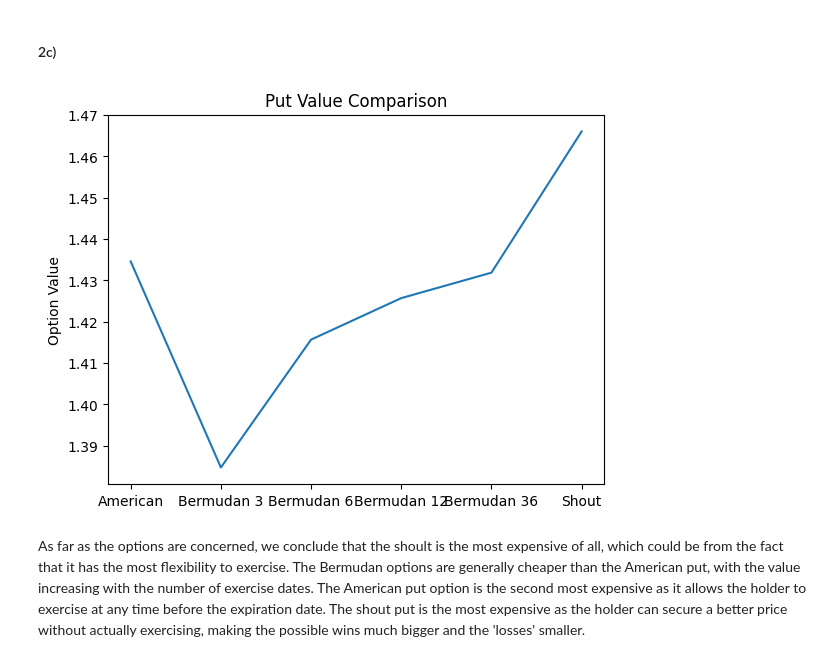
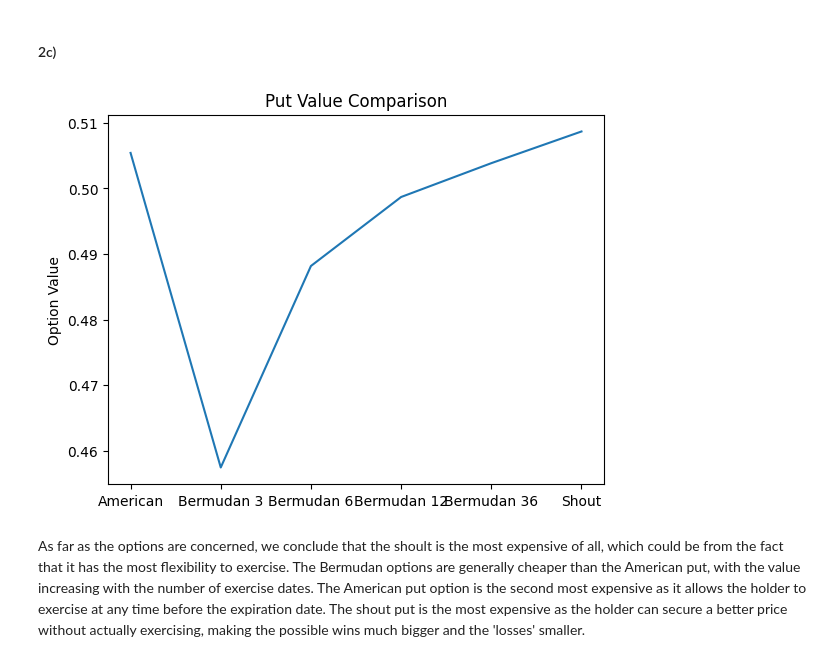
Before and after one commit to andreist3fan/ovmHW2, a Jupyter notebook: jupyter/homework.ipynb, the cells around one changed output. Saved outputs shown, nothing was run; the diff lists cells and outputs as text; code cells hidden in the pictures.

```diff
--- a/jupyter/homework.ipynb
+++ b/jupyter/homework.ipynb
@@ -419,17 +419,22 @@ plt.show()
 [figure]
 # %%
 # Fig 18.4
-S0=9
-T = 1
-r = 0.06
+S0=1
+T = 3
+r = 0.05
 sigma = 0.3
-E = 10
+E = 1.5
 M = 1000
 x = binomial_method_american_put(S0, E, r, T, sigma, M)
 boundary = x[1][::-1]
 #print(boundary)
+
+
+print(f"Time-zero value of the option: {x[0]}")
+
+
 plt.plot(np.linspace(0, T , M), boundary, linestyle='-',label='Exercise Boundary')
-plt.ylim(0, 12)
+plt.ylim(0, 2)
 plt.axline((0, E), slope=0, color='r', linestyle='--', label='Exercise Price')
 plt.xlabel('t')
 plt.ylabel('S')
@@ -482,12 +488,13 @@ def binomial_method_bermudan_put(S0, E, r, T, sigma, M, num_exercise_dates = 3 )
 
     return [W[0], exercise_boundary]
 # %%
-S0=9
-T = 1
-r = 0.06
+S0=1
+T = 3
+r = 0.05
 sigma = 0.3
-E = 10
-M = 1000
+E = 1.5
+M = 10_000
+
 
 american_put = binomial_method_american_put(S0, E, r, T, sigma, M)[0]
 bermudan_put_3 = binomial_method_bermudan_put(S0, E, r, T, sigma, M, num_exercise_dates=3)[0]
@@ -499,6 +506,7 @@ plt.plot([american_put,bermudan_put_3,bermudan_put_6,bermudan_put_12,bermudan_pu
 plt.xticks([0,1,2,3,4],['American','Bermudan 3','Bermudan 6','Bermudan 12','Bermudan 36'])
 plt.ylabel('Option Value')
 plt.title('Option Value Comparison')
-plt.ylim(1.35,1.48)
+plt.ylim(0.44,0.60)
 plt.show()
+print([american_put,bermudan_put_3,bermudan_put_6,bermudan_put_12,bermudan_put_36])
 # %% [output]
@@ -558,28 +567,28 @@ def binomial_method_shout_put(S0, E, r, T, sigma, M, num_simulations=1000):
     # Return the average option value
     return np.mean(option_values)
 # %%
-S0=9
-T = 1
-r = 0.06
+S0=1
+T = 3
+r = 0.05
 sigma = 0.3
-E = 10
+E = 1.5
 M = 1000
 
 american_put = binomial_method_american_put(S0, E, r, T, sigma, M)[0]
 bermudan_put_3 = binomial_method_bermudan_put(S0, E, r, T, sigma, M, num_exercise_dates=3)[0]
 bermudan_put_6 = binomial_method_bermudan_put(S0, E, r, T, sigma, M, num_exercise_dates=6)[0]
 bermudan_put_12 = binomial_method_bermudan_put(S0, E, r, T, sigma, M, num_exercise_dates=12)[0]
 bermudan_put_36 = binomial_method_bermudan_put(S0, E, r, T, sigma, M, num_exercise_dates=36)[0]
 shout_put = binomial_method_shout_put(S0, E, r, T, sigma, M, num_simulations=1000)
 
 plt.plot([american_put,bermudan_put_3,bermudan_put_6,bermudan_put_12,bermudan_put_36, shout_put])
 plt.xticks([0,1,2,3,4,5],['American','Bermudan 3','Bermudan 6','Bermudan 12','Bermudan 36', 'Shout'])
 plt.ylabel('Option Value')
 plt.title('Put Value Comparison')
 # plt.ylim(1.35,1.48)
 plt.show()
 # %% [output]
-[figure, old version]
+[figure, new version]
 # %% [markdown]
 As far as the options are concerned, we conclude that the shoult is the most expensive of all, which could be from the fact that it has the most flexibility to exercise. The Bermudan options are generally cheaper than the American put, with the value increasing with the number of exercise dates. The American put option is the second most expensive as it allows the holder to exercise at any time before the expiration date. The shout put is the most expensive as the holder can secure a better price without actually exercising, making the possible wins much bigger and the 'losses' smaller.
 # %% [markdown]
```
Also changed, not shown: parts of 12 cells of this notebook.
